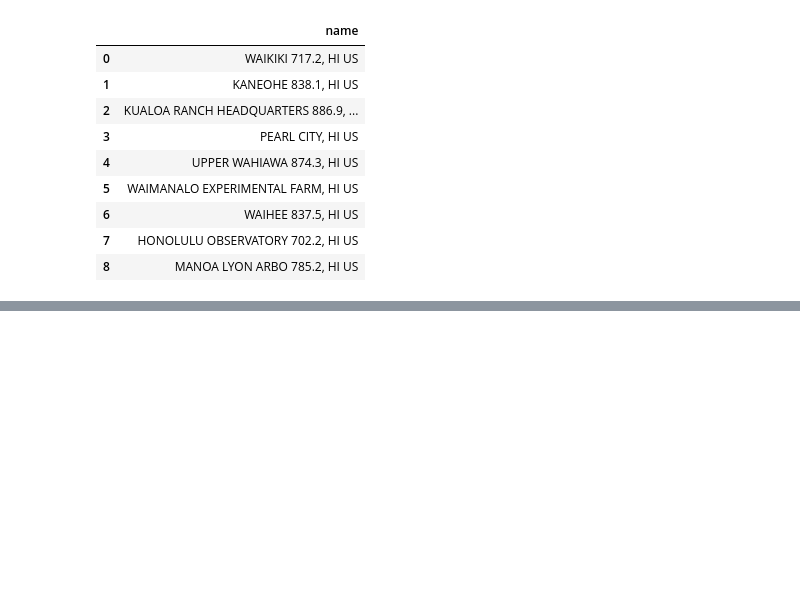
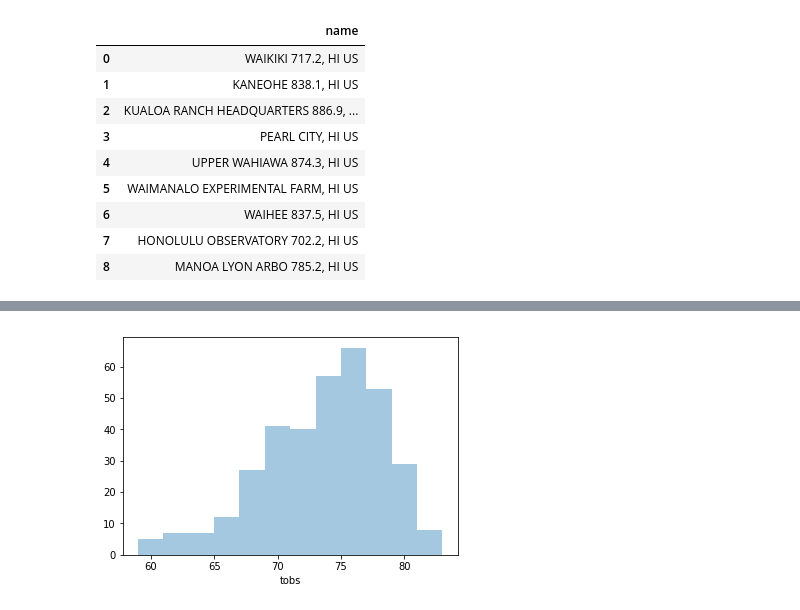
Before and after one commit to gaguinaldo/uscdatabootcamp, a Jupyter notebook: hw-9/climate_analysis.ipynb, the cells around one changed output, grey strips where cells are left out. Drawn from its saved outputs; the diff is of its cells as text; code cells hidden in the pictures; blank space fills up the shorter version.

```diff
--- a/hw-9/climate_analysis.ipynb
+++ b/hw-9/climate_analysis.ipynb
@@ -181,0 +208,9 @@ df_station_name
+# %%
+query = """
+        SELECT date_format, name, tobs
+        FROM hawaii_data
+        WHERE (date_format BETWEEN '2016-08-23 00:00:00.000000' AND '2017-08-23 00:00:00.000000') AND name LIKE '%WAIHEE%'
+        """
+# %%
+temp_df = pd.read_sql(query, conn)
+temp_df.head()
@@ -182,3 +252,8 @@ df_station_name
+# %%
+sns.distplot(temp_df['tobs'], bins=12, kde=False)
+plt.show()
+# %% [output]
+[figure, added]
 # %% [markdown]
 ### Temperature Analysis
 
```
Also changed, not shown: parts of 11 cells of this notebook.
